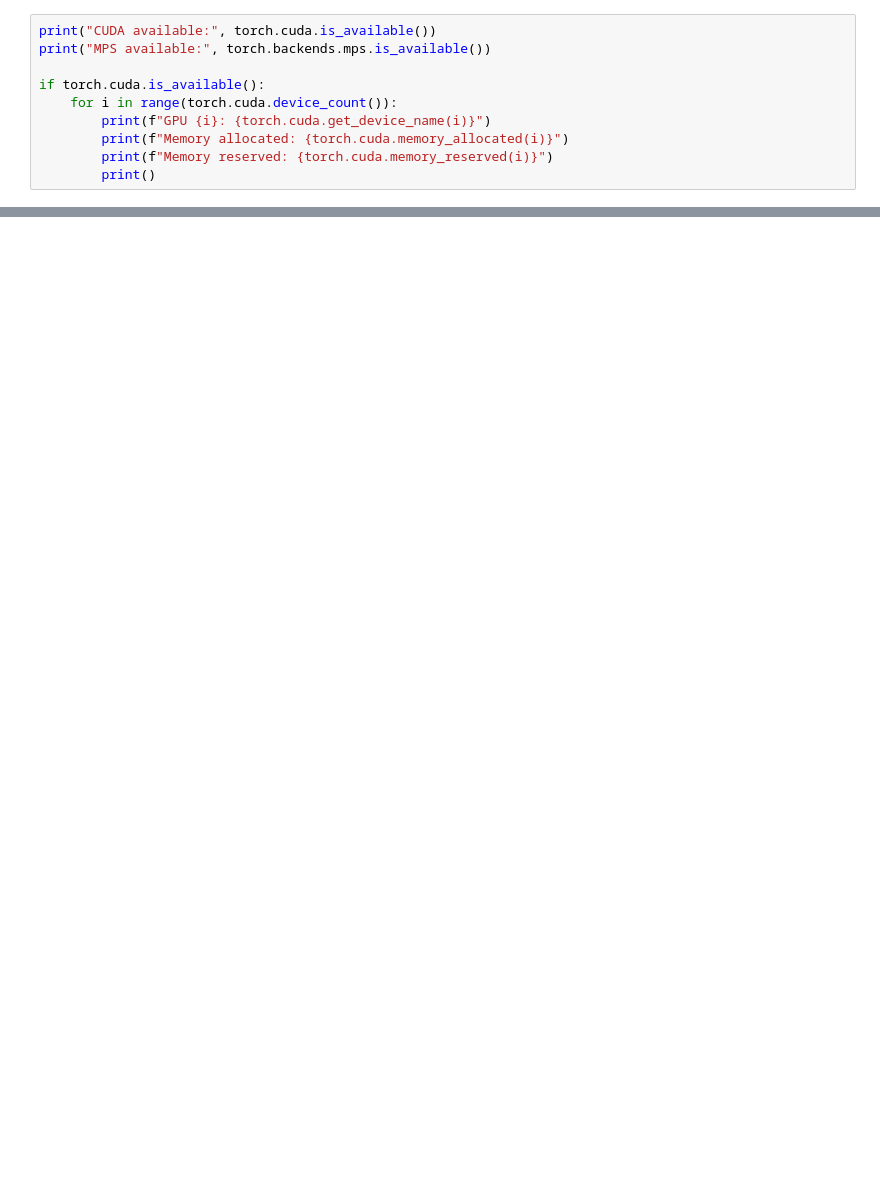
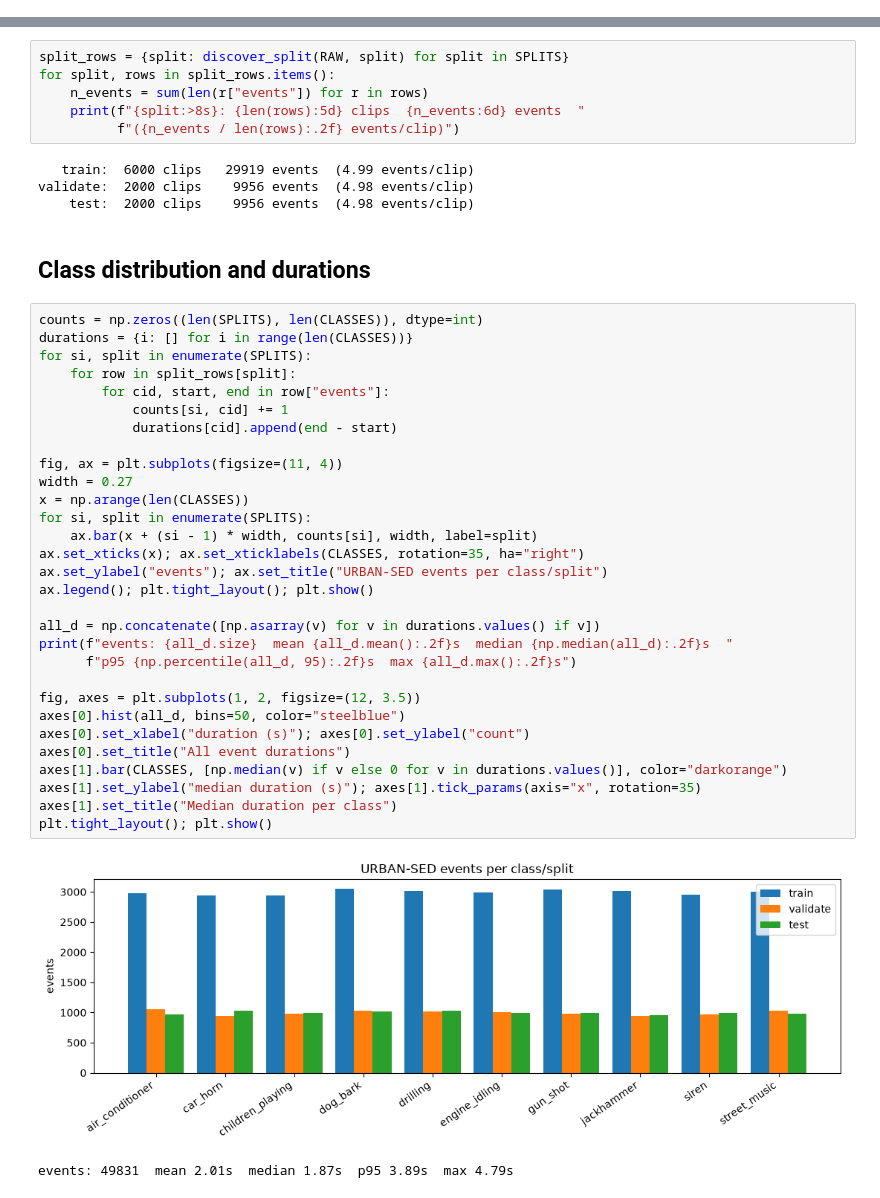
Before and after one commit to MinLee0210/event-proposal-networks-from-scratch, a Jupyter notebook: notebooks/01_eda.ipynb, the cells around one changed output, grey strips where cells are left out. Drawn from its saved outputs; the diff is of its cells as text; blank space fills up the shorter version.

```diff
--- a/notebooks/01_eda.ipynb
+++ b/notebooks/01_eda.ipynb
@@ -23,10 +0,0 @@ hf.login(token=HF_API_KEY)
-# %%
-print("CUDA available:", torch.cuda.is_available())
-print("MPS available:", torch.backends.mps.is_available())
-
-if torch.cuda.is_available():
-    for i in range(torch.cuda.device_count()):
-        print(f"GPU {i}: {torch.cuda.get_device_name(i)}")
-        print(f"Memory allocated: {torch.cuda.memory_allocated(i)}")
-        print(f"Memory reserved: {torch.cuda.memory_reserved(i)}")
-        print()
@@ -43,0 +78,45 @@ hf.snapshot_download(DATASET_ID,
+# %%
+split_rows = {split: discover_split(RAW, split) for split in SPLITS}
+for split, rows in split_rows.items():
+    n_events = sum(len(r["events"]) for r in rows)
+    print(f"{split:>8s}: {len(rows):5d} clips  {n_events:6d} events  "
+          f"({n_events / len(rows):.2f} events/clip)")
+# %% [output]
+   train:  6000 clips   29919 events  (4.99 events/clip)
+validate:  2000 clips    9956 events  (4.98 events/clip)
+    test:  2000 clips    9956 events  (4.98 events/clip)
+# %% [markdown]
+## Class distribution and durations
+# %%
+counts = np.zeros((len(SPLITS), len(CLASSES)), dtype=int)
+durations = {i: [] for i in range(len(CLASSES))}
+for si, split in enumerate(SPLITS):
+    for row in split_rows[split]:
+        for cid, start, end in row["events"]:
+            counts[si, cid] += 1
+            durations[cid].append(end - start)
+
+fig, ax = plt.subplots(figsize=(11, 4))
+width = 0.27
+x = np.arange(len(CLASSES))
+for si, split in enumerate(SPLITS):
+    ax.bar(x + (si - 1) * width, counts[si], width, label=split)
+ax.set_xticks(x); ax.set_xticklabels(CLASSES, rotation=35, ha="right")
+ax.set_ylabel("events"); ax.set_title("URBAN-SED events per class/split")
+ax.legend(); plt.tight_layout(); plt.show()
+
+all_d = np.concatenate([np.asarray(v) for v in durations.values() if v])
+print(f"events: {all_d.size}  mean {all_d.mean():.2f}s  median {np.median(all_d):.2f}s  "
+      f"p95 {np.percentile(all_d, 95):.2f}s  max {all_d.max():.2f}s")
+
+fig, axes = plt.subplots(1, 2, figsize=(12, 3.5))
+axes[0].hist(all_d, bins=50, color="steelblue")
+axes[0].set_xlabel("duration (s)"); axes[0].set_ylabel("count")
+axes[0].set_title("All event durations")
+axes[1].bar(CLASSES, [np.median(v) if v else 0 for v in durations.values()], color="darkorange")
+axes[1].set_ylabel("median duration (s)"); axes[1].tick_params(axis="x", rotation=35)
+axes[1].set_title("Median duration per class")
+plt.tight_layout(); plt.show()
+# %% [output]
+[figure, added]
+events: 49831  mean 2.01s  median 1.87s  p95 3.89s  max 4.79s
```
Also changed, not shown: parts of 17 cells of this notebook, 56 other files.
